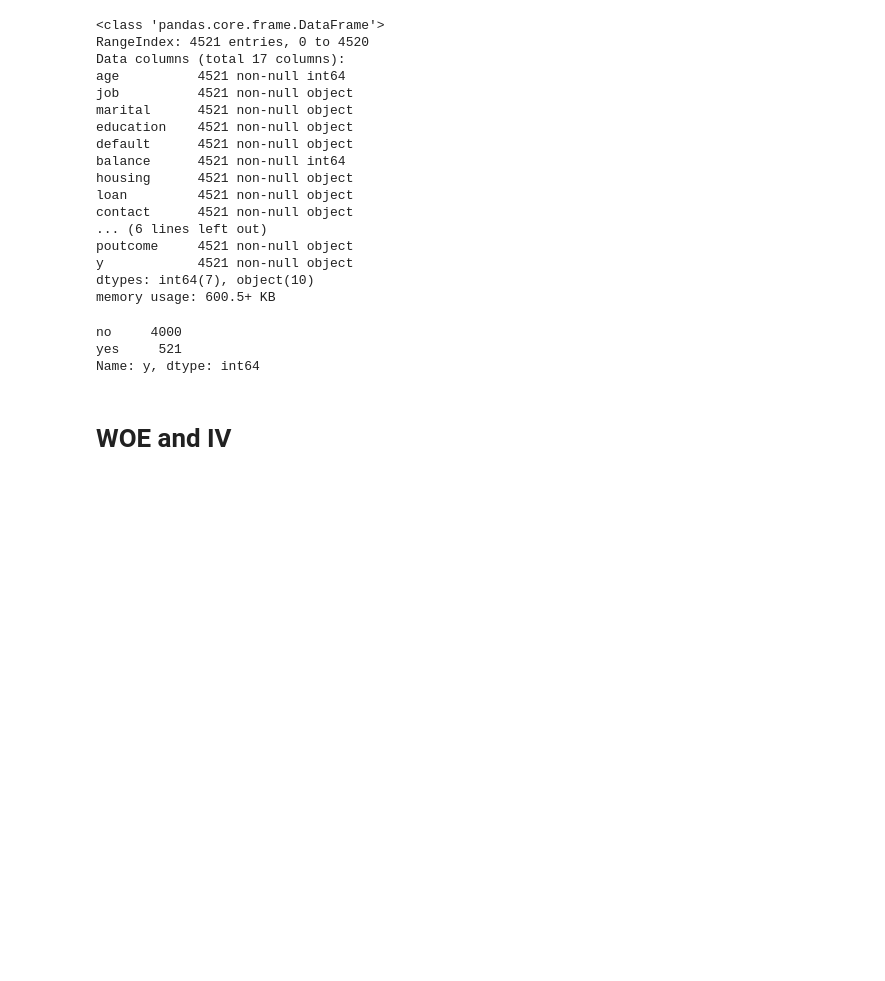
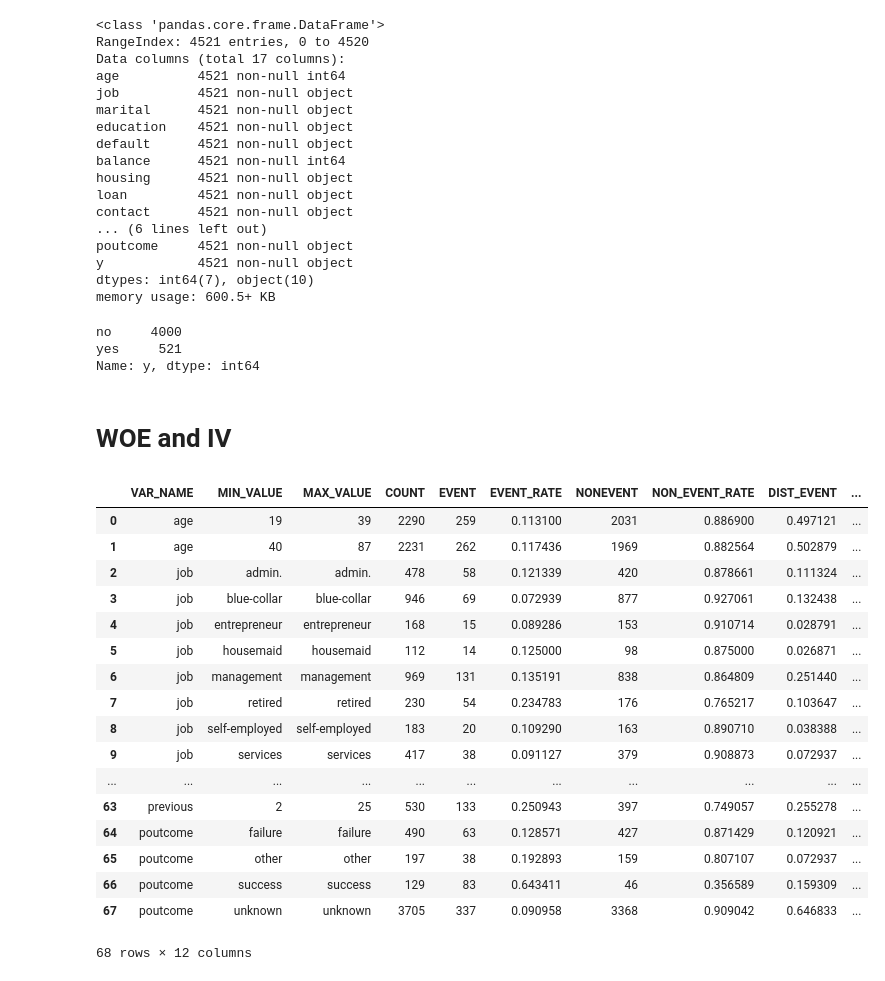
Before and after one commit to Sundar0989/WOE-and-IV, a Jupyter notebook: WOE_IV.ipynb, the cells around one changed output. Cells and saved outputs as stored; diff of their text form; code cells hidden in the pictures; blank space fills up the shorter version.

```diff
--- a/WOE_IV.ipynb
+++ b/WOE_IV.ipynb
@@ -165,4 +180,25 @@ def data_vars(df1, target):
     return(iv_df,iv)
 # %%
 final_iv, IV = data_vars(df,df.target)
+# %%
+final_iv
+# %% [output]
+|  | VAR_NAME | MIN_VALUE | MAX_VALUE | COUNT | EVENT | EVENT_RATE | NONEVENT | NON_EVENT_RATE | DIST_EVENT | ... |
+| 0 | age | 19 | 39 | 2290 | 259 | 0.113100 | 2031 | 0.886900 | 0.497121 | ... |
+| 1 | age | 40 | 87 | 2231 | 262 | 0.117436 | 1969 | 0.882564 | 0.502879 | ... |
+| 2 | job | admin. | admin. | 478 | 58 | 0.121339 | 420 | 0.878661 | 0.111324 | ... |
+| 3 | job | blue-collar | blue-collar | 946 | 69 | 0.072939 | 877 | 0.927061 | 0.132438 | ... |
+| 4 | job | entrepreneur | entrepreneur | 168 | 15 | 0.089286 | 153 | 0.910714 | 0.028791 | ... |
+| 5 | job | housemaid | housemaid | 112 | 14 | 0.125000 | 98 | 0.875000 | 0.026871 | ... |
+| 6 | job | management | management | 969 | 131 | 0.135191 | 838 | 0.864809 | 0.251440 | ... |
+| 7 | job | retired | retired | 230 | 54 | 0.234783 | 176 | 0.765217 | 0.103647 | ... |
+| 8 | job | self-employed | self-employed | 183 | 20 | 0.109290 | 163 | 0.890710 | 0.038388 | ... |
+| 9 | job | services | services | 417 | 38 | 0.091127 | 379 | 0.908873 | 0.072937 | ... |
+| ... | ... | ... | ... | ... | ... | ... | ... | ... | ... | ... |
+| 63 | previous | 2 | 25 | 530 | 133 | 0.250943 | 397 | 0.749057 | 0.255278 | ... |
+| 64 | poutcome | failure | failure | 490 | 63 | 0.128571 | 427 | 0.871429 | 0.120921 | ... |
+| 65 | poutcome | other | other | 197 | 38 | 0.192893 | 159 | 0.807107 | 0.072937 | ... |
+| 66 | poutcome | success | success | 129 | 83 | 0.643411 | 46 | 0.356589 | 0.159309 | ... |
+| 67 | poutcome | unknown | unknown | 3705 | 337 | 0.090958 | 3368 | 0.909042 | 0.646833 | ... |
+68 rows × 12 columns
 # %%
```
Also changed, not shown: parts of 3 cells of this notebook.
